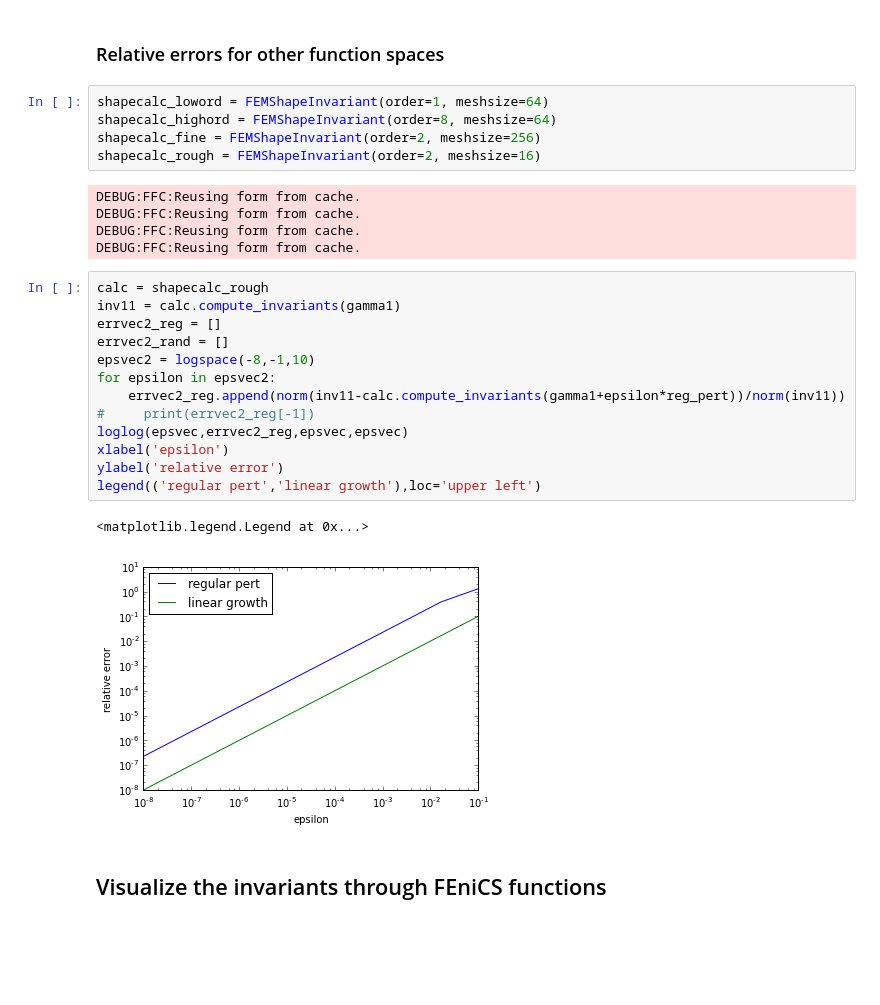
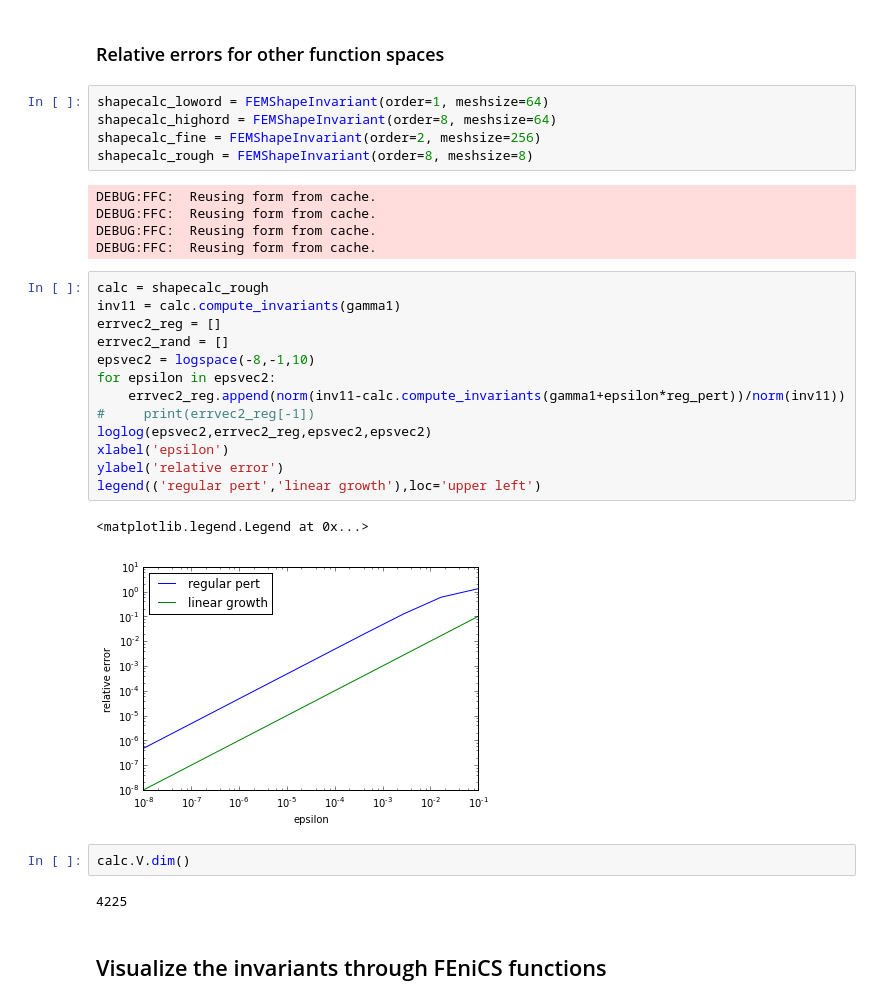
Before and after one commit to olivierverdier/femshape, a Jupyter notebook: shape_test.ipynb, the cells around one changed output. Cells and saved outputs as stored; diff of their text form; blank space fills up the shorter version.

```diff
--- a/shape_test.ipynb
+++ b/shape_test.ipynb
@@ -88,28 +88,32 @@ legend(('regular pert','random pert','linear growth'),loc='upper left')
 shapecalc_loword = FEMShapeInvariant(order=1, meshsize=64)
 shapecalc_highord = FEMShapeInvariant(order=8, meshsize=64)
 shapecalc_fine = FEMShapeInvariant(order=2, meshsize=256)
-shapecalc_rough = FEMShapeInvariant(order=2, meshsize=16)
+shapecalc_rough = FEMShapeInvariant(order=8, meshsize=8)
 # %% [output]
-DEBUG:FFC:Reusing form from cache.
-DEBUG:FFC:Reusing form from cache.
-DEBUG:FFC:Reusing form from cache.
-DEBUG:FFC:Reusing form from cache.
+DEBUG:FFC:  Reusing form from cache.
+DEBUG:FFC:  Reusing form from cache.
+DEBUG:FFC:  Reusing form from cache.
+DEBUG:FFC:  Reusing form from cache.
 # %%
 calc = shapecalc_rough
 inv11 = calc.compute_invariants(gamma1)
 errvec2_reg = []
 errvec2_rand = []
 epsvec2 = logspace(-8,-1,10)
 for epsilon in epsvec2:
     errvec2_reg.append(norm(inv11-calc.compute_invariants(gamma1+epsilon*reg_pert))/norm(inv11))
 #     print(errvec2_reg[-1])
-loglog(epsvec,errvec2_reg,epsvec,epsvec)
+loglog(epsvec2,errvec2_reg,epsvec2,epsvec2)
 xlabel('epsilon')
 ylabel('relative error')
 legend(('regular pert','linear growth'),loc='upper left')
 # %% [output]
 <matplotlib.legend.Legend at 0x...>
-[figure, old version]
+[figure, new version]
+# %%
+calc.V.dim()
+# %% [output]
+4225
 # %% [markdown]
 ## Visualize the invariants through FEniCS functions
 # %%
```
